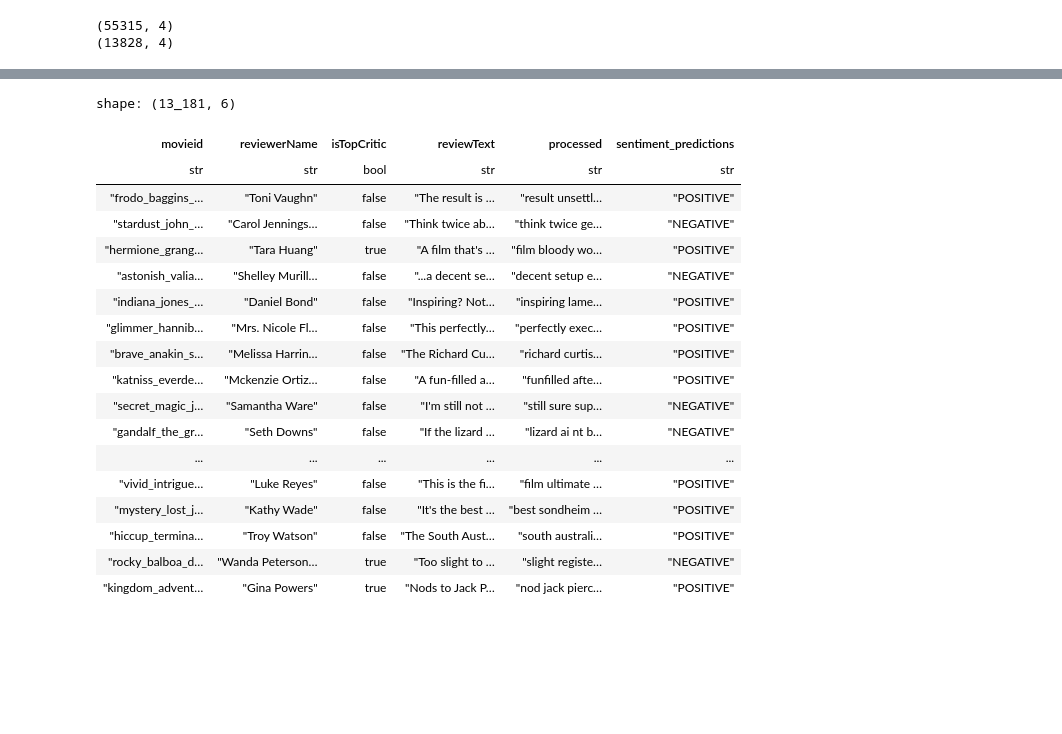
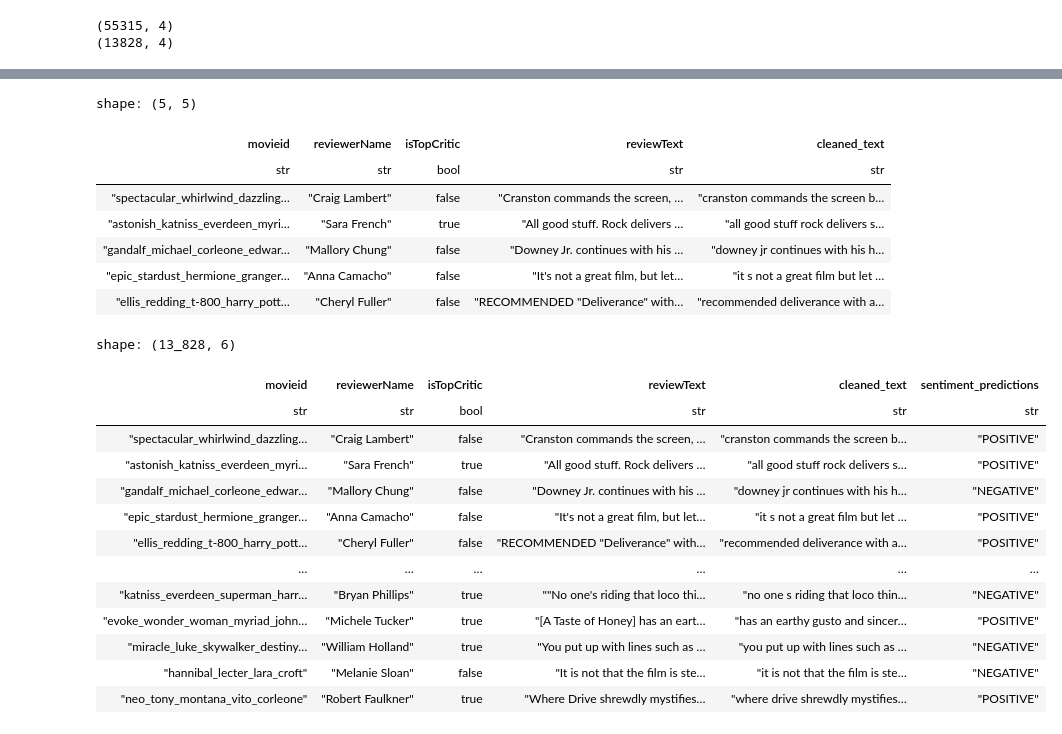
Before and after one commit to AlabhyaMe/quick_sentiments, a Jupyter notebook: DEMO sentiment prediction.ipynb, the cells around one changed output, grey strips where cells are left out. Cells and saved outputs as stored; diff of their text form; code cells hidden in the pictures; blank space fills up the shorter version.

```diff
--- a/DEMO sentiment prediction.ipynb
+++ b/DEMO sentiment prediction.ipynb
@@ -104,8 +114,6 @@ year many car movie one best living life fearless
 # inside the map_elements, add  the parameters [pre_process(x, parameters_to_be_added)] and set it True/False if it differs from the defualt value
 # check the tools/preprocess.py file for the parameters and their default values
 # some of the parameters are remove_brackets, remove_stopwords, remove_punctuation, remove_numbers, remove_emojis, remove_urls, remove_html_tags, lemmatize, stem, lowercase
-df_train = df_train.with_columns(
-    pl.col(response_column).map_elements(lambda x: pre_process(x, remove_brackets=True)).alias("processed")  #add inside the map_elements
-)
-df_train.head(10)
+df_train = pre_process(df_train, text_column=response_column, new_column_name="cleaned_text")
+df_train.head()
 # %% [output]
@@ -150,10 +153,10 @@ shape: (10, 6)
 # there may not be a need to perform hyperparameter tuning, but you can set perform_tuning to True if you want to do that
 
 dt= run_pipeline(
-    vectorizer_name="BOW", # BOW, tf, tfidf, wv,  glove_25,glove_50, glove_100, gl0ve_200,
-    model_name="logit", # logit, rf, XGB, nb, nn .#XGB takes long time, can not recommend using it on normal case
+    vectorizer_name="bow", # BOW, tf, tfidf, wv,  glove_25,glove_50, glove_100, gl0ve_200,
+    model_name="logistic_regression", # logit, rf, XGB, nb, nn .#XGB takes long time, can not recommend using it on normal case
     df=df_train,
-    text_column_name="processed",  # this is the column name of the text data,
+    text_column_name="cleaned_text",  # this is the column name of the text data,
     sentiment_column_name = "sentiment",
     perform_tuning = False # make this true if you want to perform hyperparameter tuning, it will take longer time and
                             # may run out of memory if the dataset is large,
@@ -202,8 +213,3 @@ print(new_data.shape)
 # %% [output]
 (55315, 4)
 (13828, 4)
-# %%
-new_data = new_data.with_columns(
-    pl.col(response_column).map_elements(lambda x: pre_process(x, remove_brackets=True)).alias("processed")  #add inside the map_elements
-)
-new_data.head(10)
@@ -224,29 +216,36 @@ shape: (10, 5)
+# %%
+new_data = pre_process(new_data, text_column=response_column, new_column_name="cleaned_text")
+new_data.head()
+# %% [output]
+shape: (5, 5)
+| movieid | reviewerName | isTopCritic | reviewText | cleaned_text |
+| str | str | bool | str | str |
+| "spectacular_whirlwind_dazzling… | "Craig Lambert" | false | "Cranston commands the screen, … | "cranston commands the screen b… |
+| "astonish_katniss_everdeen_myri… | "Sara French" | true | "All good stuff. Rock delivers … | "all good stuff rock delivers s… |
+| "gandalf_michael_corleone_edwar… | "Mallory Chung" | false | "Downey Jr. continues with his … | "downey jr continues with his h… |
+| "epic_stardust_hermione_granger… | "Anna Camacho" | false | "It's not a great film, but let… | "it s not a great film but let … |
+| "ellis_redding_t-800_harry_pott… | "Cheryl Fuller" | false | "RECOMMENDED "Deliverance" with… | "recommended deliverance with a… |
 # %%
 make_predictions(
     new_data=new_data,
-    text_column_name="processed",
+    text_column_name="cleaned_text",  # this is the column name of the text data,
     vectorizer=dt["vectorizer_object"],
     best_model=dt["model_object"],
     label_encoder=dt["label_encoder"],
     prediction_column_name="sentiment_predictions"  # Optional custom name
 )
 # %% [output]
-shape: (13_181, 6)
+shape: (13_828, 6)
-| movieid | reviewerName | isTopCritic | reviewText | processed | sentiment_predictions |
+| movieid | reviewerName | isTopCritic | reviewText | cleaned_text | sentiment_predictions |
 | str | str | bool | str | str | str |
-| "frodo_baggins_… | "Toni Vaughn" | false | "The result is … | "result unsettl… | "POSITIVE" |
-| "stardust_john_… | "Carol Jennings… | false | "Think twice ab… | "think twice ge… | "NEGATIVE" |
-| "hermione_grang… | "Tara Huang" | true | "A film that's … | "film bloody wo… | "POSITIVE" |
-| "astonish_valia… | "Shelley Murill… | false | "...a decent se… | "decent setup e… | "NEGATIVE" |
-| "indiana_jones_… | "Daniel Bond" | false | "Inspiring? Not… | "inspiring lame… | "POSITIVE" |
-| "glimmer_hannib… | "Mrs. Nicole Fl… | false | "This perfectly… | "perfectly exec… | "POSITIVE" |
-| "brave_anakin_s… | "Melissa Harrin… | false | "The Richard Cu… | "richard curtis… | "POSITIVE" |
-| "katniss_everde… | "Mckenzie Ortiz… | false | "A fun-filled a… | "funfilled afte… | "POSITIVE" |
-| "secret_magic_j… | "Samantha Ware" | false | "I'm still not … | "still sure sup… | "NEGATIVE" |
-| "gandalf_the_gr… | "Seth Downs" | false | "If the lizard … | "lizard ai nt b… | "NEGATIVE" |
-| ... | ... | ... | ... | ... | ... |
-| "vivid_intrigue… | "Luke Reyes" | false | "This is the fi… | "film ultimate … | "POSITIVE" |
-| "mystery_lost_j… | "Kathy Wade" | false | "It's the best … | "best sondheim … | "POSITIVE" |
-| "hiccup_termina… | "Troy Watson" | false | "The South Aust… | "south australi… | "POSITIVE" |
-| "rocky_balboa_d… | "Wanda Peterson… | true | "Too slight to … | "slight registe… | "NEGATIVE" |
-| "kingdom_advent… | "Gina Powers" | true | "Nods to Jack P… | "nod jack pierc… | "POSITIVE" |
+| "spectacular_whirlwind_dazzling… | "Craig Lambert" | false | "Cranston commands the screen, … | "cranston commands the screen b… | "POSITIVE" |
+| "astonish_katniss_everdeen_myri… | "Sara French" | true | "All good stuff. Rock delivers … | "all good stuff rock delivers s… | "POSITIVE" |
+| "gandalf_michael_corleone_edwar… | "Mallory Chung" | false | "Downey Jr. continues with his … | "downey jr continues with his h… | "NEGATIVE" |
+| "epic_stardust_hermione_granger… | "Anna Camacho" | false | "It's not a great film, but let… | "it s not a great film but let … | "POSITIVE" |
+| "ellis_redding_t-800_harry_pott… | "Cheryl Fuller" | false | "RECOMMENDED "Deliverance" with… | "recommended deliverance with a… | "POSITIVE" |
+| … | … | … | … | … | … |
+| "katniss_everdeen_superman_harr… | "Bryan Phillips" | true | ""No one's riding that loco thi… | "no one s riding that loco thin… | "NEGATIVE" |
+| "evoke_wonder_woman_myriad_john… | "Michele Tucker" | true | "[A Taste of Honey] has an eart… | "has an earthy gusto and sincer… | "POSITIVE" |
+| "miracle_luke_skywalker_destiny… | "William Holland" | true | "You put up with lines such as … | "you put up with lines such as … | "NEGATIVE" |
+| "hannibal_lecter_lara_croft" | "Melanie Sloan" | false | "It is not that the film is ste… | "it is not that the film is ste… | "NEGATIVE" |
+| "neo_tony_montana_vito_corleone" | "Robert Faulkner" | true | "Where Drive shrewdly mystifies… | "where drive shrewdly mystifies… | "POSITIVE" |
```
Also changed, not shown: parts of 10 cells of this notebook, 8 other files.
